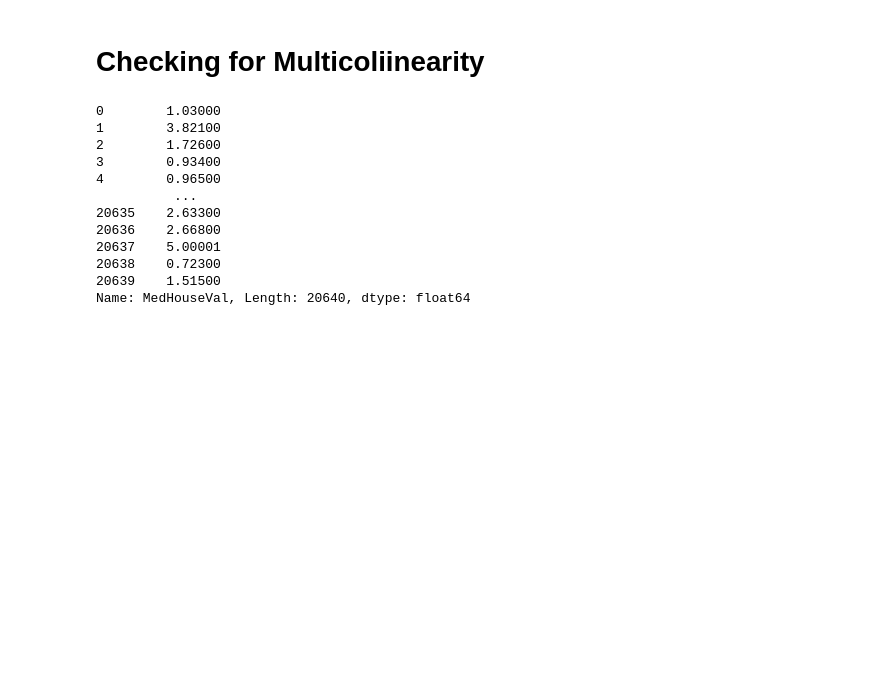
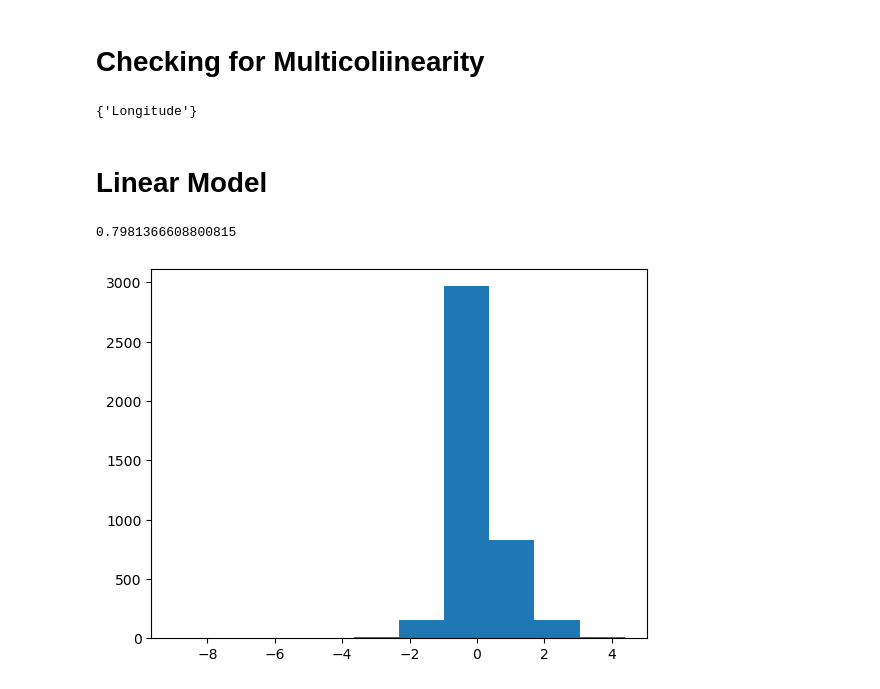
Before and after one commit to Pranavgupta123/Data-Science, a Jupyter notebook: Linear-Regression/California_housing.ipynb, the cells around one changed output. Drawn from its saved outputs; the diff is of its cells as text; code cells hidden in the pictures; blank space fills up the shorter version.

```diff
--- a/Linear-Regression/California_housing.ipynb
+++ b/Linear-Regression/California_housing.ipynb
@@ -18,10 +18,10 @@ scaler=StandardScaler()
 X_train=pd.DataFrame(scaler.fit_transform(X_train),columns=X.columns)
 X_test=pd.DataFrame(scaler.transform(X_test),columns=X.columns)
 
-X_combined=pd.DataFrame(pd.concat([X_train,X_test])).reset_index(drop=True)
-y_combined=pd.DataFrame(pd.concat([y_train,y_test])).reset_index(drop=True)
+#X_combined=pd.DataFrame(pd.concat([X_train,X_test])).reset_index(drop=True)
+#y_combined=pd.DataFrame(pd.concat([y_train,y_test])).reset_index(drop=True)
 
-df=pd.concat([X_combined,y_combined],axis=1)
+#df=pd.concat([X_combined,y_combined],axis=1)
 # %% [markdown]
 # Checking for Multicoliinearity
 # %%
@@ -35,21 +35,37 @@ def collinearity_check(df,threshold=0.85):
                 removed_cols.add(collinear_matrix.columns[i])
     return(removed_cols)
 
-df=df.drop(columns=collinearity_check(df),axis=1)
+cols=collinearity_check(X_train)
+X_train=X_train.drop(columns=cols,axis=1)
+X_test=X_test.drop(columns=cols,axis=1)
 
-df['MedHouseVal']
+cols
+#fig=plt.figure(figsize=(24,20))
 
-plt.scatter()
+#cols=X.columns
+#for i in range(len(cols)):
+#    plt.subplot(3,3,i+1)
+#    plt.xlabel(cols[i])
+#    plt.ylabel('Price')
+#    plt.scatter(X[X.columns[i]],y)
 # %% [output]
-0        1.03000
-1        3.82100
-2        1.72600
-3        0.93400
-4        0.96500
-          ...
-20635    2.63300
-20636    2.66800
-20637    5.00001
-20638    0.72300
-20639    1.51500
-Name: MedHouseVal, Length: 20640, dtype: float64
+{'Longitude'}
+# %% [markdown]
+# Linear Model
+# %%
+from sklearn.model_selection import train_test_split
+from sklearn.linear_model import LinearRegression
+from sklearn.metrics import mean_squared_error
+
+model=LinearRegression()
+model.fit(X_train,y_train)
+
+y_pred=model.predict(X_test)
+residual=y_test-y_pred
+
+plt.hist(residual)
+rmse=np.sqrt(mean_squared_error(y_test,y_pred))
+rmse
+# %% [output]
+0.7981366608800815
+[figure, added]
```
Also changed, not shown: 32 other files.
